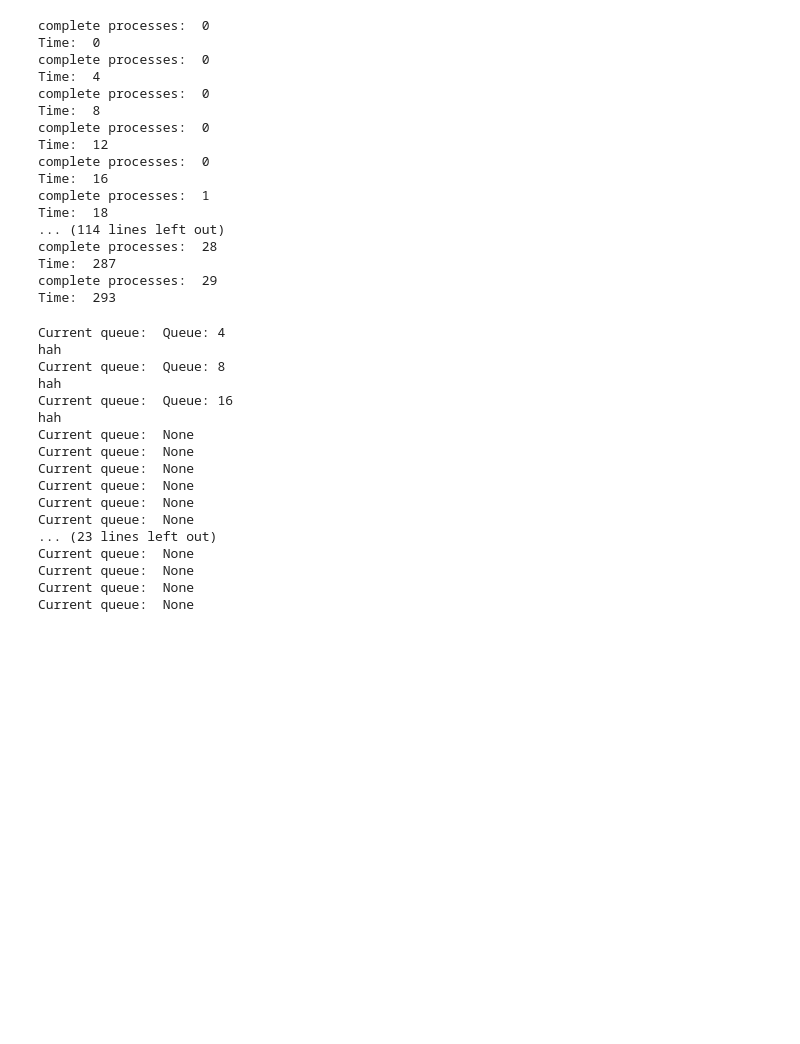
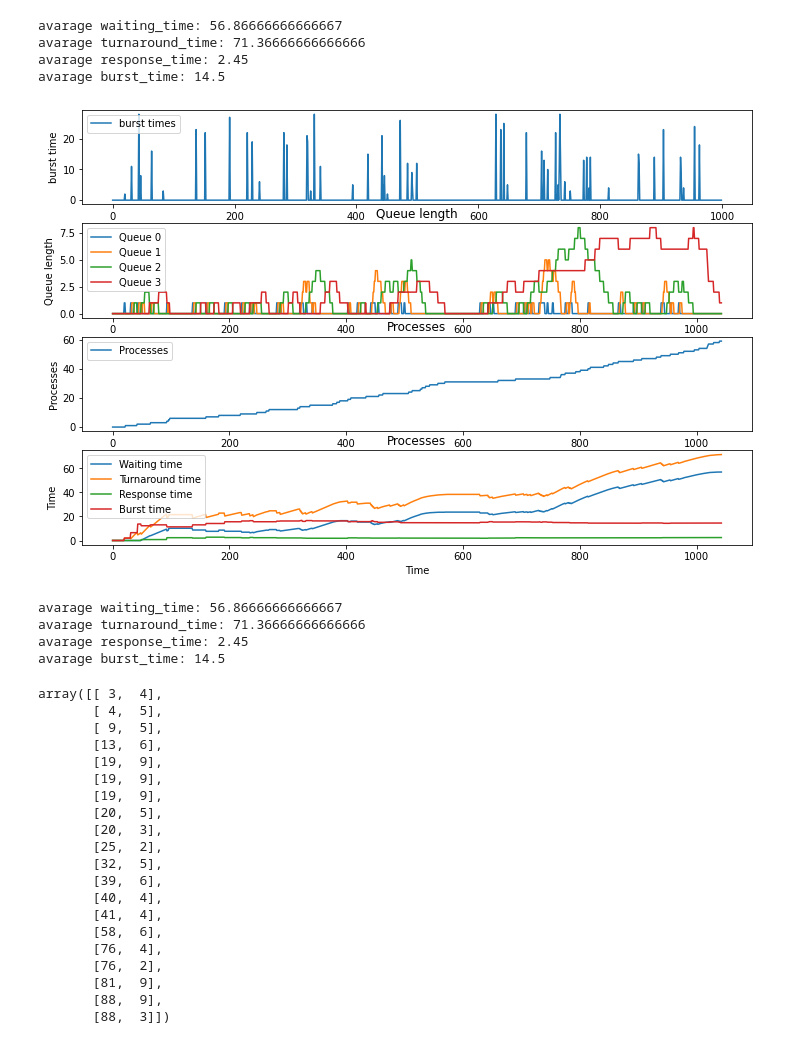
Before and after one commit to rayanf/Multilevel-Feedback-Queue-Scheduling, a Jupyter notebook: proje.ipynb, the cells around one changed output. Drawn from its saved outputs; the diff is of its cells as text; code cells hidden in the pictures; blank space fills up the shorter version.

Commit message:
plots

```diff
--- a/proje.ipynb
+++ b/proje.ipynb
@@ -221,41 +377,38 @@ def main(processes,start,end,number_of_processes,max_burst_time):
     # mlfq.print_process()
+# %%
+main(0,1000,60,30,itteration=1,plot=1)
+# %% [output]
+avarage waiting_time: 56.86666666666667
+avarage turnaround_time: 71.36666666666666
+avarage response_time: 2.45
+avarage burst_time: 14.5
+[figure, added]
+avarage waiting_time: 56.86666666666667
+avarage turnaround_time: 71.36666666666666
+avarage response_time: 2.45
+avarage burst_time: 14.5
 # %%
-main(processes,0,100,20,10)
+processes = generate_process(0,100,20,10)
+temp = processes[:]
+temp
 # %% [output]
-complete processes:  0
-Time:  0
-complete processes:  0
-Time:  4
-complete processes:  0
-Time:  8
-complete processes:  0
-Time:  12
-complete processes:  0
-Time:  16
-complete processes:  1
-Time:  18
-... (114 lines left out)
-complete processes:  28
-Time:  287
-complete processes:  29
-Time:  293
+array([[ 3,  4],
+       [ 4,  5],
+       [ 9,  5],
+       [13,  6],
+       [19,  9],
+       [19,  9],
+       [19,  9],
+       [20,  5],
+       [20,  3],
+       [25,  2],
+       [32,  5],
+       [39,  6],
+       [40,  4],
+       [41,  4],
+       [58,  6],
+       [76,  4],
+       [76,  2],
+       [81,  9],
+       [88,  9],
+       [88,  3]])
-# %%
-processes = generate_process(0,100,30,20)
-# %% [output]
-Current queue:  Queue: 4
-hah
-Current queue:  Queue: 8
-hah
-Current queue:  Queue: 16
-hah
-Current queue:  None
-Current queue:  None
-Current queue:  None
-Current queue:  None
-Current queue:  None
-Current queue:  None
-... (23 lines left out)
-Current queue:  None
-Current queue:  None
-Current queue:  None
-Current queue:  None
```
Also changed, not shown: parts of 3 cells of this notebook, 5 other files.
